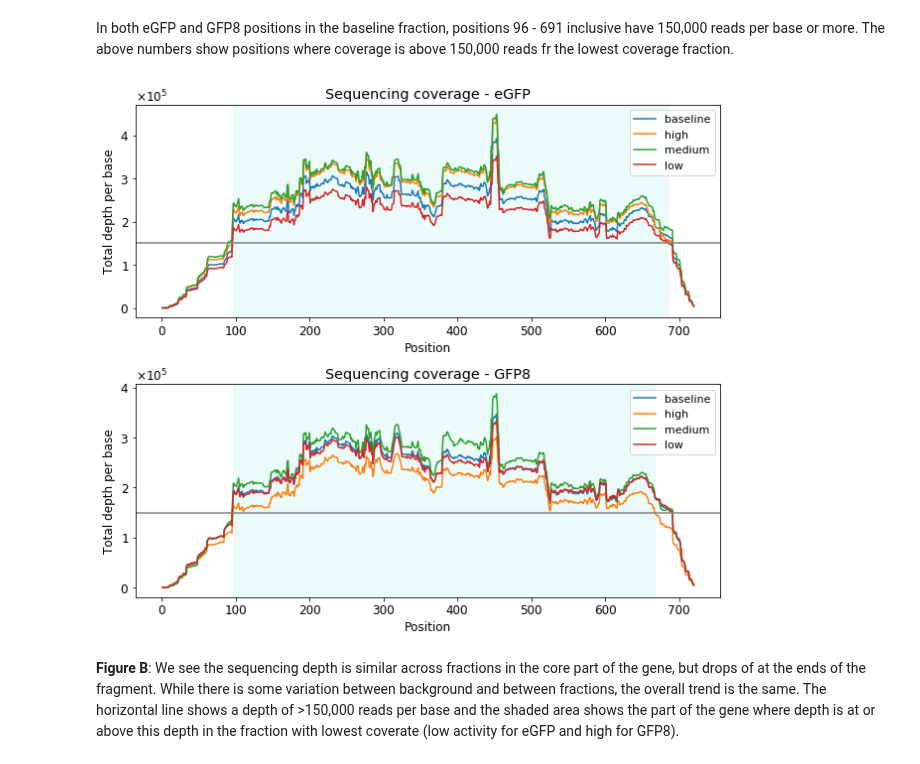
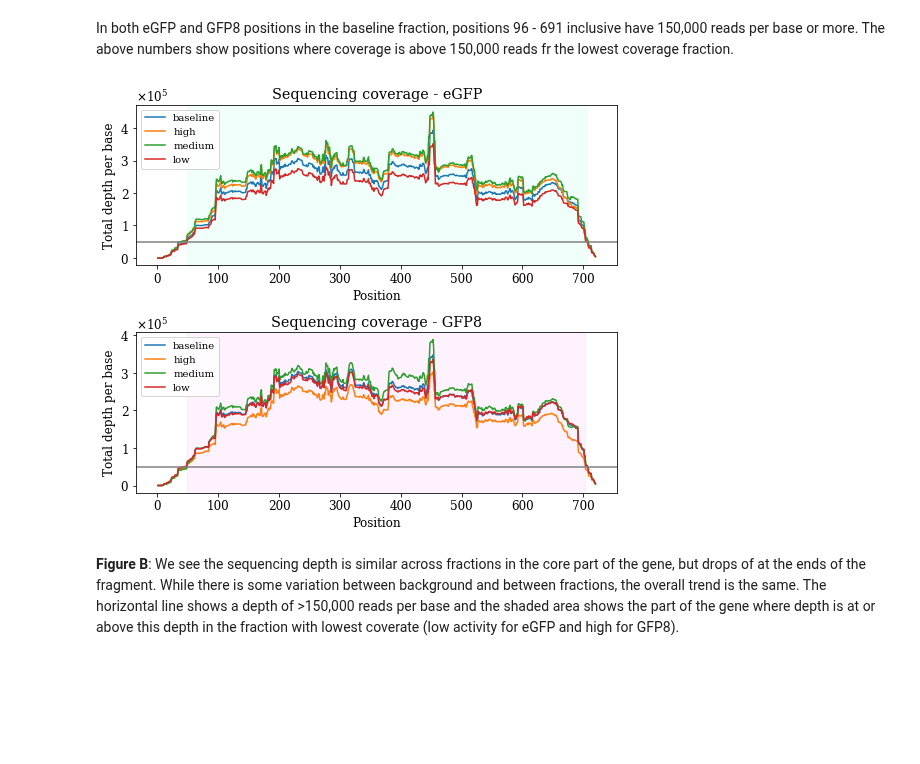
Before and after one commit to MayaPetek/InDelScanner, a Jupyter notebook: Results_GFP_deletions/GFP_deletions.ipynb, the cells around one changed output. Cells and saved outputs as stored; diff of their text form; code cells hidden in the pictures; blank space fills up the shorter version.

```diff
--- a/Results_GFP_deletions/GFP_deletions.ipynb
+++ b/Results_GFP_deletions/GFP_deletions.ipynb
@@ -45,6 +45,7 @@ from collections import Counter, defaultdict
 
 import pandas as pd
 import matplotlib.pyplot as plt
+plt.rcParams["font.family"] = "serif"
 import seaborn as sns
 
 from Bio import SeqIO, AlignIO
@@ -224,21 +240,28 @@ max    720.000000  347118.000000  301817.000000  387859.000000  334949.000000
+# %%
+high_d_e = list(range(49,707))
+high_d_8 = list(range(49,704))
 # %%
 plt.rcParams.update({'font.size': 12})
 
-fig1, (ax1, ax2)  = plt.subplots(1, 2, sharey=True, figsize=(10,5))
+fig1, (ax1, ax2)  = plt.subplots(1, 2, sharey=True, figsize=(7.5,4))
 
-ax1.set_title('Depth distribution in\n eGFP sequencing')
-ax1.violinplot(dataset = [depth_e['N'], depth_e['H'], depth_e['M'], depth_e['L']], showmedians=True)
+ax1.set_title('Depth: eGFP')
+ax1.violinplot(dataset = [depth_e.loc[depth_e['Position'].isin(high_d_e)][c]for c in depth_e.columns[1:]], showmedians=True)
 
-ax2.set_title('Depth distribution in\n GFP8 sequencing')
-ax2.violinplot(dataset = [depth_8['N'], depth_8['H'], depth_8['M'], depth_8['L']], showmedians=True)
+ax2.set_title('Depth: GFP8')
+ax2.violinplot(dataset = [depth_8.loc[depth_e['Position'].isin(high_d_8)][c]for c in depth_8.columns[1:]], showmedians=True)
 
 for ax in (ax1, ax2):
     ax.xaxis.set_major_locator(plt.MultipleLocator(1))
     ax.set_xticklabels(['','Baseline', 'High', 'Medium', 'Low'])
     ax.set_xlabel('Sequencing library')
     ax.ticklabel_format(axis='y', style='sci', scilimits=(0,1), useMathText=True)
+    ax.set_ylim(bottom=0)
 
 ax1.set_ylabel('Reads per base')
 
+plt.tight_layout()
+plt.savefig("GFP_coverage_violins.svg")
+
 plt.show()
 # %% [output]
@@ -257,35 +273,35 @@ In both eGFP and GFP8 positions  in the baseline fraction, positions 96 - 691 in
 # %%
 sns.color_palette("colorblind")
 
-
-fig1, (ax1, ax2)  = plt.subplots(2, 1, figsize=(9,8))
-
+fig1, (ax1, ax2)  = plt.subplots(2, 1, figsize=(7.5,6.5))
 
 for frac, label in {'N':'baseline', 'H':'high', 'M':'medium', 'L':'low'}.items():
     ax1.plot(depth_e.Position, depth_e[frac], label=label)
     ax2.plot(depth_8.Position, depth_8[frac], label=label)
 
 # ax1.plot(depth_e.Position, depth_e[['N', 'H', 'M', 'L']], label=['a','b','c','c'])
 # ax2.plot(depth_8.Position, depth_8[['N', 'H', 'M', 'L']])
 
 ax1.set_title('Sequencing coverage - eGFP')
 ax2.set_title('Sequencing coverage - GFP8')
 
-ax1.axvspan(96, 685, alpha=0.1, color='turquoise')
-ax2.axvspan(96, 667, alpha=0.1, color='turquoise')
+ax1.axvspan(high_d_e[0], high_d_e[-1], alpha=0.1, color='aquamarine')
+ax2.axvspan(high_d_8[0], high_d_8[-1], alpha=0.1, color='violet')
 
 for ax in (ax1, ax2):
     ax.ticklabel_format(axis='y', style='sci', scilimits=(0,1), useMathText=True)
-    ax.legend(loc=1, fontsize=11)
-    ax.axhline(y=150000, color='gray')
+    ax.legend(loc=2, fontsize=10)
+    ax.axhline(y=50000, color='gray')
     ax.set_xlabel('Position')
     ax.set_ylabel('Total depth per base')
 
 plt.tight_layout()
 
+plt.savefig("GFP_coverage_linechart.svg")
+
 plt.show()
 # %% [output]
-[figure, old version]
+[figure, new version]
 # %% [markdown]
 **Figure B**: We see the sequencing depth is similar across fractions in the core part of the gene, but drops of at the ends of the fragment. While there is some variation between background and between fractions, the overall trend is the same. The horizontal line shows a depth of >150,000 reads per base and the shaded area shows the part of the gene where depth is at or above this depth in the fraction with lowest coverate (low activity for eGFP and high for GFP8).
 # %% [markdown]
```
Also changed, not shown: parts of 24 cells of this notebook, 1 other file.
